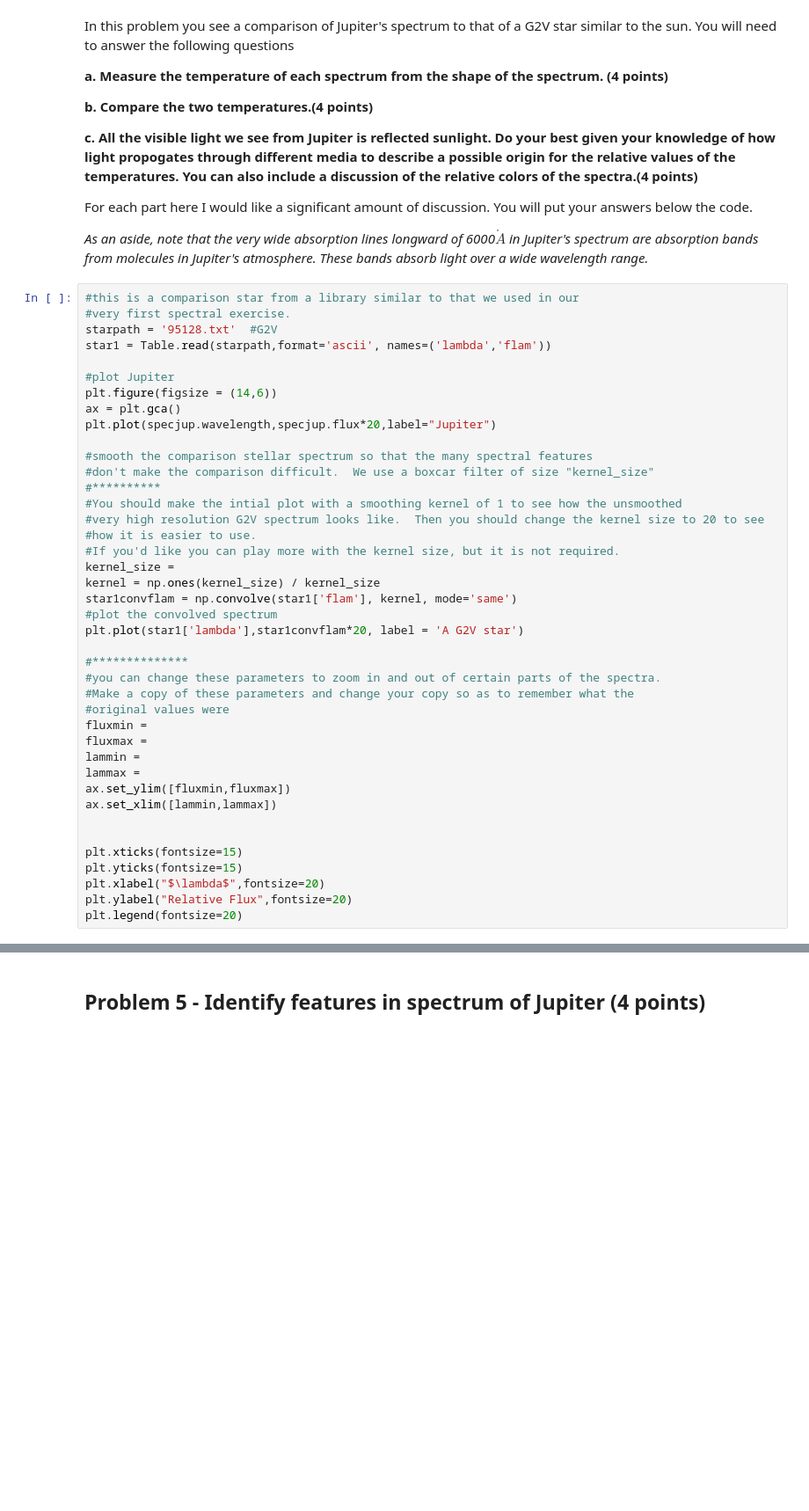
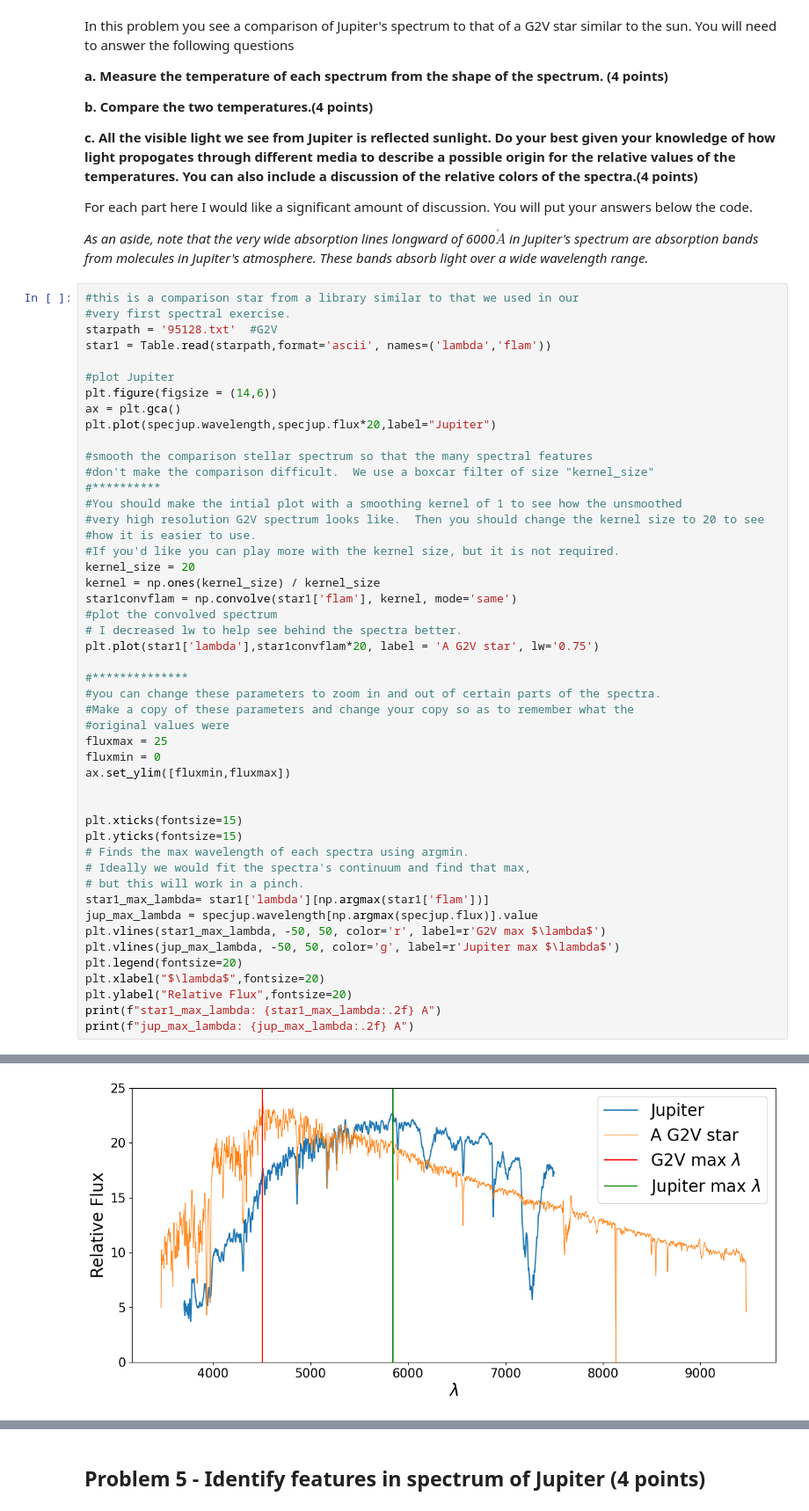
Before and after one commit to Parkerwise/Analysis_real_spectra, a Jupyter notebook: analysis_real_spectra.student.ipynb, the cells around one changed output, grey strips where cells are left out. Shown: that part at 88% size. Cells and saved outputs as stored; diff of their text form; blank space fills up the shorter version.

```diff
--- a/analysis_real_spectra.student.ipynb
+++ b/analysis_real_spectra.student.ipynb
@@ -572,26 +572,34 @@ plt.plot(specjup.wavelength,specjup.flux*20,label="Jupiter")
 #very high resolution G2V spectrum looks like.  Then you should change the kernel size to 20 to see
 #how it is easier to use.
 #If you'd like you can play more with the kernel size, but it is not required.
-kernel_size =
+kernel_size = 20
 kernel = np.ones(kernel_size) / kernel_size
 star1convflam = np.convolve(star1['flam'], kernel, mode='same')
 #plot the convolved spectrum
-plt.plot(star1['lambda'],star1convflam*20, label = 'A G2V star')
+# I decreased lw to help see behind the spectra better.
+plt.plot(star1['lambda'],star1convflam*20, label = 'A G2V star', lw='0.75')
 
 #**************
 #you can change these parameters to zoom in and out of certain parts of the spectra.
 #Make a copy of these parameters and change your copy so as to remember what the
 #original values were
-fluxmin =
-fluxmax =
-lammin =
-lammax =
+fluxmax = 25
+fluxmin = 0
 ax.set_ylim([fluxmin,fluxmax])
-ax.set_xlim([lammin,lammax])
 
 
 plt.xticks(fontsize=15)
 plt.yticks(fontsize=15)
+# Finds the max wavelength of each spectra using argmin.
+# Ideally we would fit the spectra's continuum and find that max,
+# but this will work in a pinch.
+star1_max_lambda= star1['lambda'][np.argmax(star1['flam'])]
+jup_max_lambda = specjup.wavelength[np.argmax(specjup.flux)].value
+plt.vlines(star1_max_lambda, -50, 50, color='r', label=r'G2V max $\lambda$')
+plt.vlines(jup_max_lambda, -50, 50, color='g', label=r'Jupiter max $\lambda$')
+plt.legend(fontsize=20)
 plt.xlabel("$\lambda$",fontsize=20)
 plt.ylabel("Relative Flux",fontsize=20)
-plt.legend(fontsize=20)
+print(f"star1_max_lambda: {star1_max_lambda:.2f} A")
+print(f"jup_max_lambda: {jup_max_lambda:.2f} A")
+# %% [output]
@@ -598,3 +608,4 @@ plt.legend(fontsize=20)
+[figure, added]
 # %%
 #***************
 #Any code needed for problem 4b goes here.  Please print your temperatures.
```
Also changed, not shown: parts of 5 cells of this notebook.
